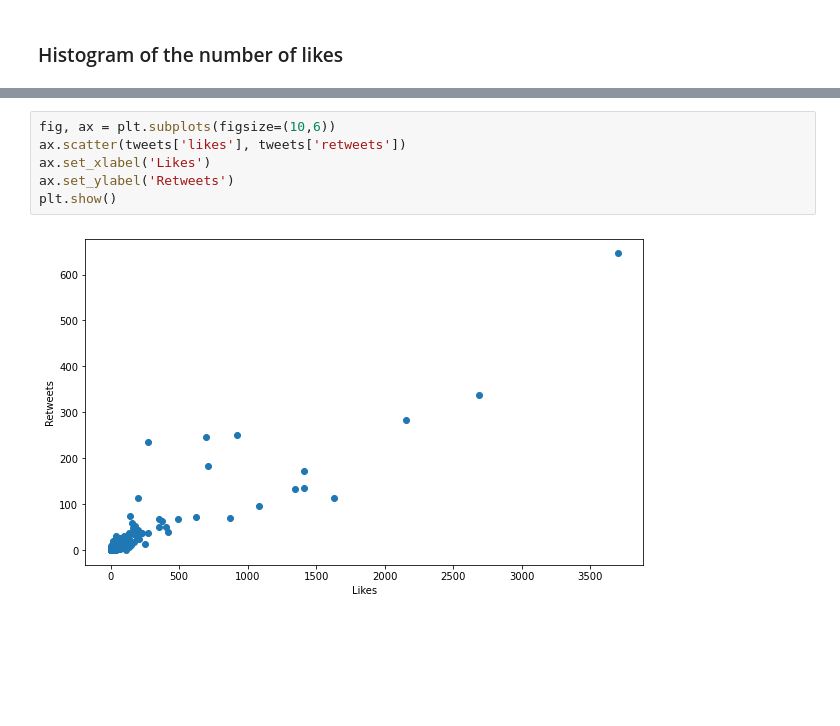
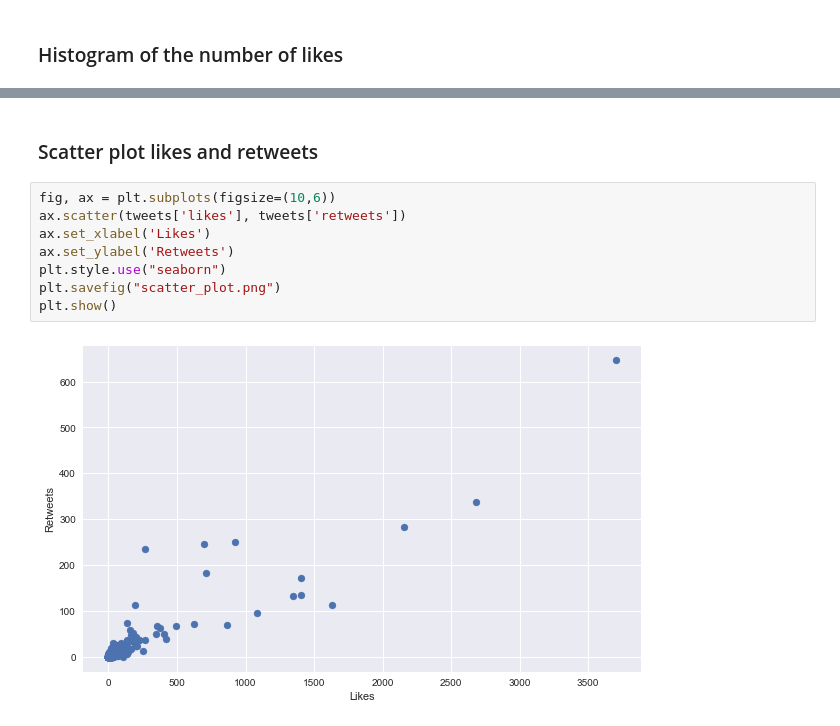
Before and after one commit to gaelribes/IRWA_202324, a Jupyter notebook: LAB1/deliverable_part1.ipynb, the cells around one changed output, grey strips where cells are left out. Drawn from its saved outputs; the diff is of its cells as text; blank space fills up the shorter version.

```diff
--- a/LAB1/deliverable_part1.ipynb
+++ b/LAB1/deliverable_part1.ipynb
@@ -174,8 +187,12 @@ sns.histplot(tweets['likes'], log_scale = (False, True), bins = 25)
+# %% [markdown]
+### Scatter plot likes and retweets
 # %%
 fig, ax = plt.subplots(figsize=(10,6))
 ax.scatter(tweets['likes'], tweets['retweets'])
 ax.set_xlabel('Likes')
 ax.set_ylabel('Retweets')
+plt.style.use("seaborn")
+plt.savefig("scatter_plot.png")
 plt.show()
 # %% [output]
-[figure, old version]
+[figure, new version]
```
Also changed, not shown: parts of 10 cells of this notebook, 4 other files.
